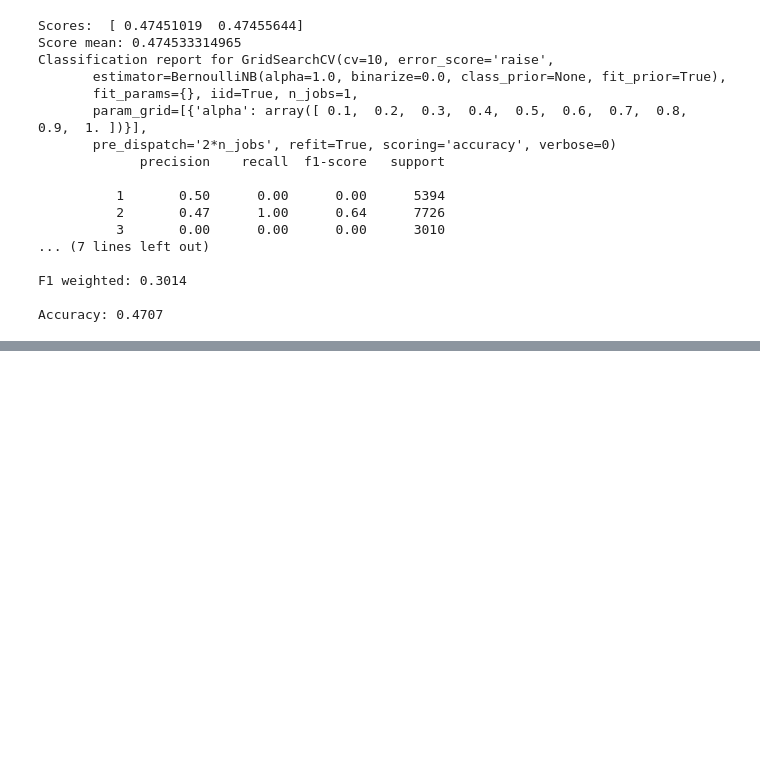
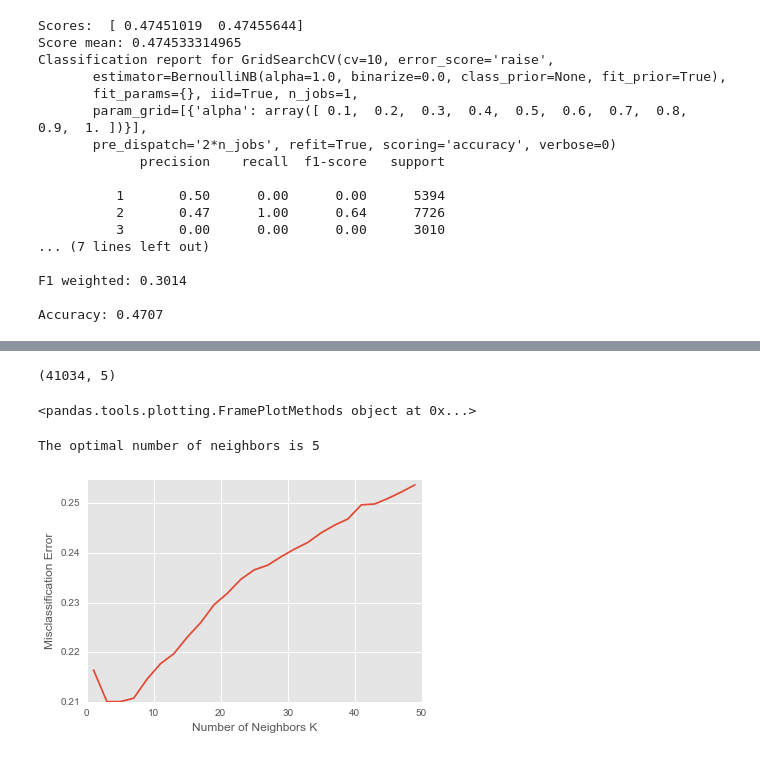
Before and after one commit to Nosdrowia/MLProject, a Jupyter notebook: LendingClub.ipynb, the cells around one changed output, grey strips where cells are left out. Saved outputs shown, nothing was run; the diff lists cells and outputs as text; code cells hidden in the pictures; blank space fills up the shorter version.

```diff
--- a/LendingClub.ipynb
+++ b/LendingClub.ipynb
@@ -774,0 +828,41 @@ Accuracy: 0.0231
+# %%
+X.shape
+# %% [output]
+(41034, 5)
+# %%
+X.plot
+# %% [output]
+<pandas.tools.plotting.FramePlotMethods object at 0x...>
+# %%
+from sklearn.neighbors import KNeighborsClassifier
+
+# creating odd list of K for KNN
+myList = list(range(1,50))
+
+# subsetting just the odd ones
+neighbors = filter(lambda x: x % 2 != 0, myList)
+
+# empty list that will hold cv scores
+cv_scores = []
+
+# perform 10-fold cross validation
+for k in neighbors:
+    knn = KNeighborsClassifier(n_neighbors=k, metric='manhattan', weights='uniform')
+    scores = cross_val_score(knn, X_train, y_train, cv=10, scoring='accuracy')
+    cv_scores.append(scores.mean())
+
+# changing to misclassification error
+MSE = [1 - x for x in cv_scores]
+
+# determining best k
+optimal_k = neighbors[MSE.index(min(MSE))]
+print("The optimal number of neighbors is %d" % optimal_k)
+
+# plot misclassification error vs k
+plt.plot(neighbors, MSE)
+plt.xlabel('Number of Neighbors K')
+plt.ylabel('Misclassification Error')
+plt.show()
+# %% [output]
+The optimal number of neighbors is 5
+[figure, added]
```
Also changed, not shown: parts of 9 cells of this notebook.
